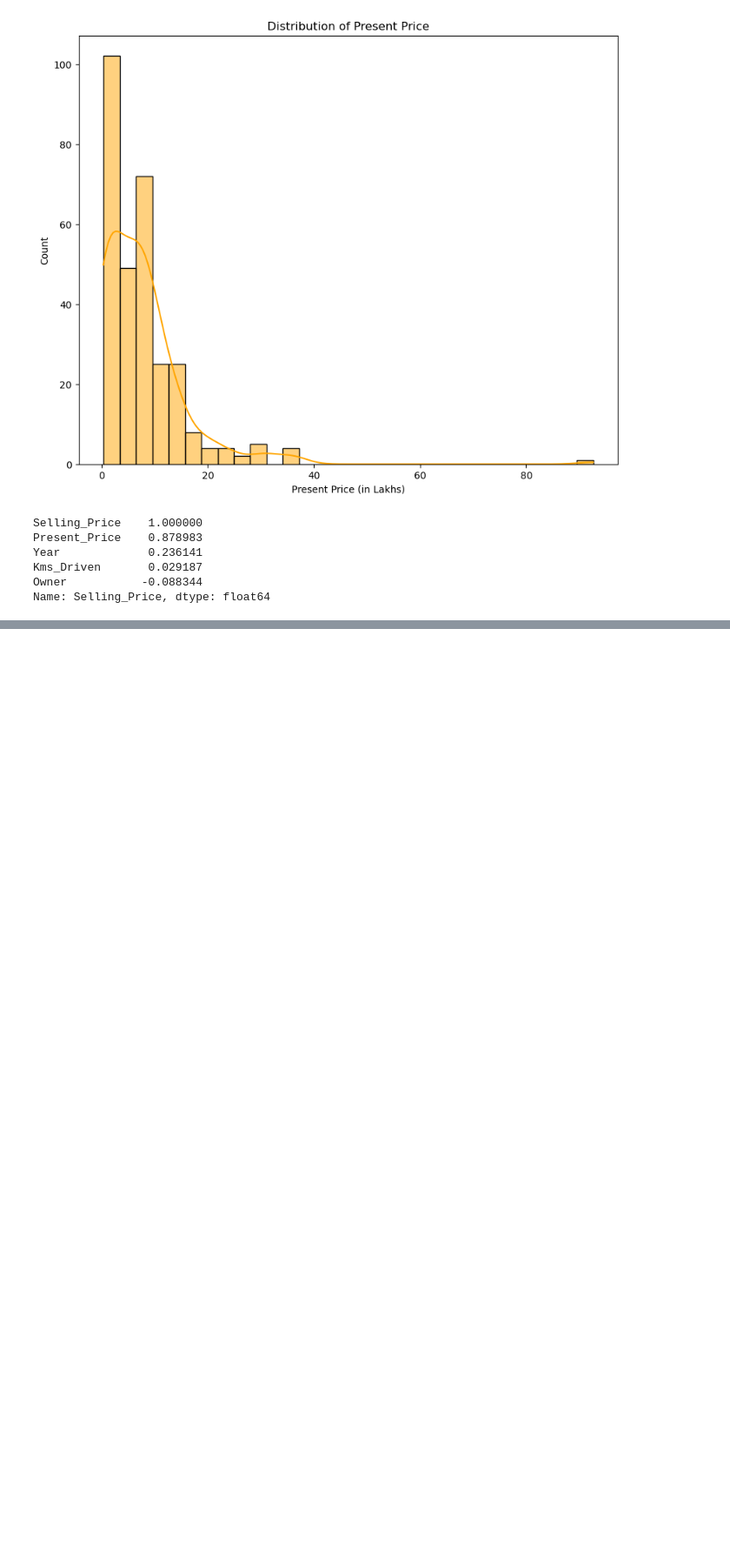
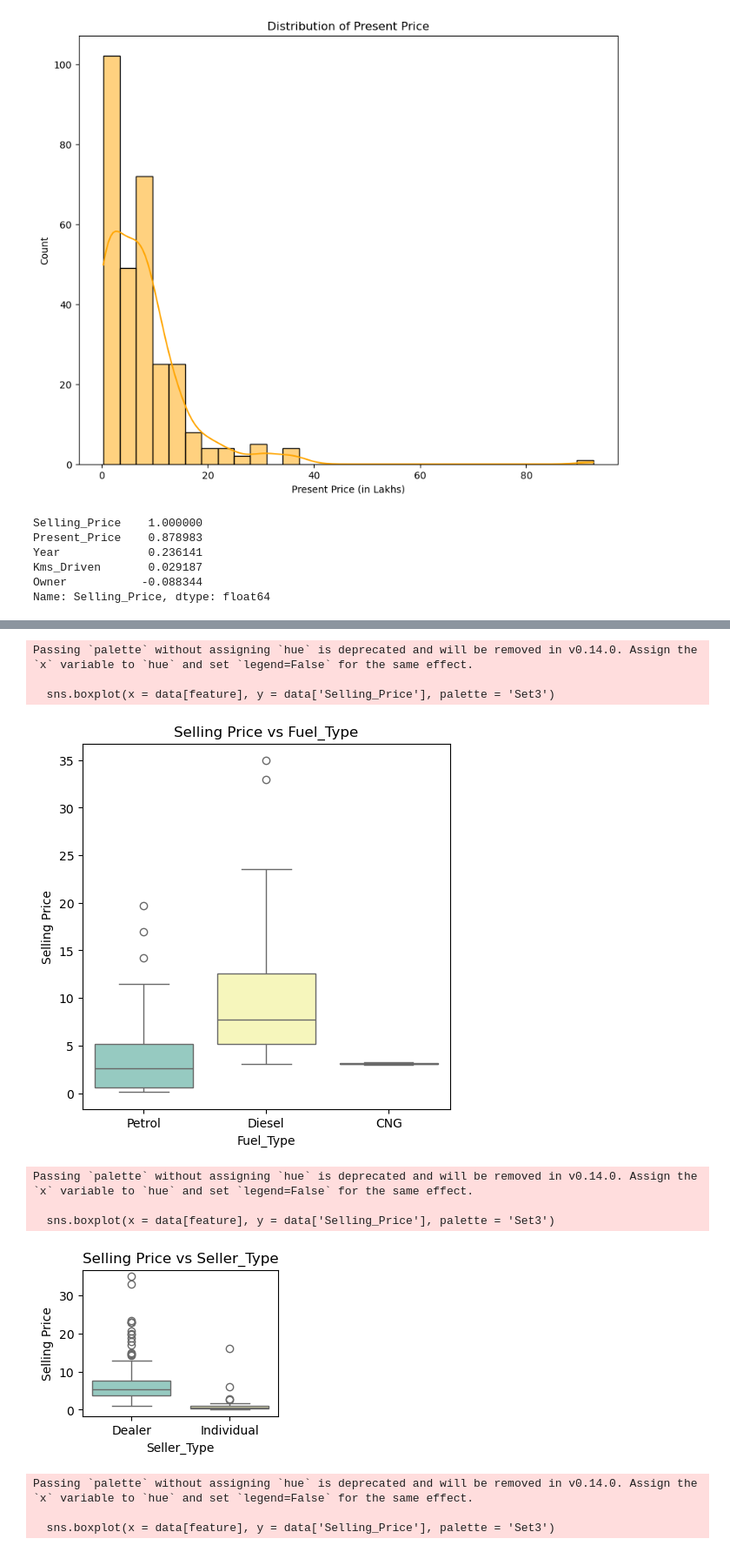
Before and after one commit to Shashank18703/My-Projects, a Jupyter notebook: Car_Price/model.ipynb, the cells around one changed output, grey strips where cells are left out. Shown at 87% size. Cells and saved outputs as stored; diff of their text form; code cells hidden in the pictures; blank space fills up the shorter version.

```diff
--- a/Car_Price/model.ipynb
+++ b/Car_Price/model.ipynb
@@ -127,0 +200,7 @@ Here we can see
+# %%
+# we can use barplot as well as boxplot to visualize the categorical features against the selling price
+# But I will use boxplot here
+categorical_features = data[['Fuel_Type', 'Seller_Type', 'Transmission']]
+# Can also be written as data.select_dtypes(include=['object']) but this also includes 'Car_Name' which is not needed here
+print(categorical_features.columns)
+print(f"\n{categorical_features}")
@@ -127,0 +224,21 @@ Here we can see
+# %%
+plt.figure(figsize = (12, 12))
+for i, feature in enumerate(categorical_features):
+    plt.subplot(2, 2, i + 1)
+    sns.boxplot(x = data[feature], y = data['Selling_Price'], palette = 'Set3')
+    plt.title(f'Selling Price vs {feature}')
+    plt.xlabel(feature)
+    plt.ylabel('Selling Price')
+    plt.show()
+# %% [output]
+Passing `palette` without assigning `hue` is deprecated and will be removed in v0.14.0. Assign the `x` variable to `hue` and set `legend=False` for the same effect.
+
+  sns.boxplot(x = data[feature], y = data['Selling_Price'], palette = 'Set3')
+[figure, added]
+Passing `palette` without assigning `hue` is deprecated and will be removed in v0.14.0. Assign the `x` variable to `hue` and set `legend=False` for the same effect.
+
+  sns.boxplot(x = data[feature], y = data['Selling_Price'], palette = 'Set3')
+[figure, added]
+Passing `palette` without assigning `hue` is deprecated and will be removed in v0.14.0. Assign the `x` variable to `hue` and set `legend=False` for the same effect.
+
+  sns.boxplot(x = data[feature], y = data['Selling_Price'], palette = 'Set3')
```
Also changed, not shown: parts of 12 cells of this notebook.
